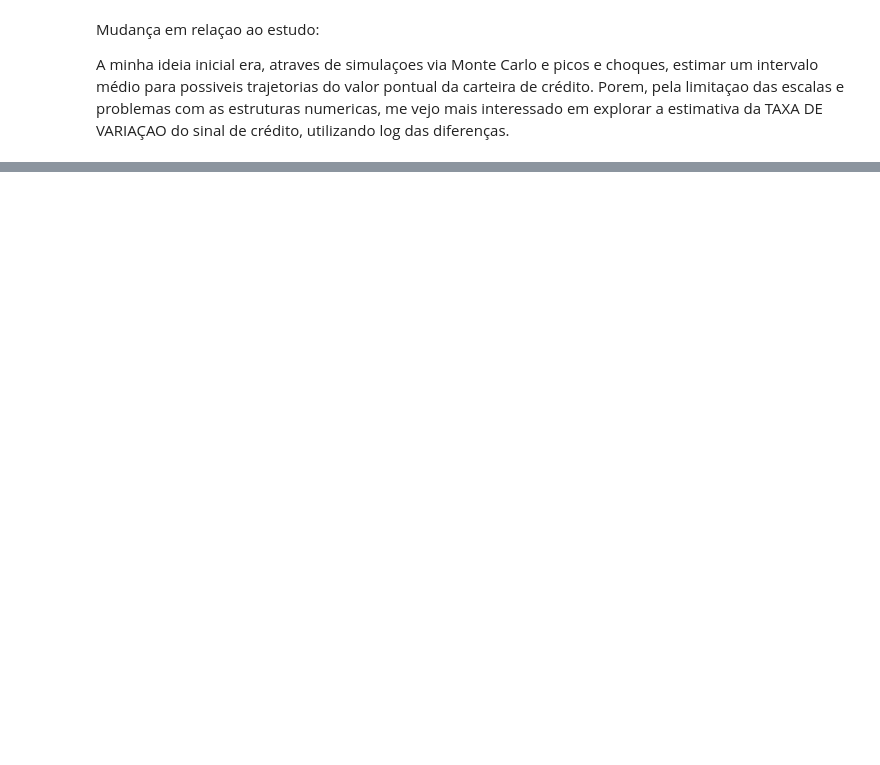
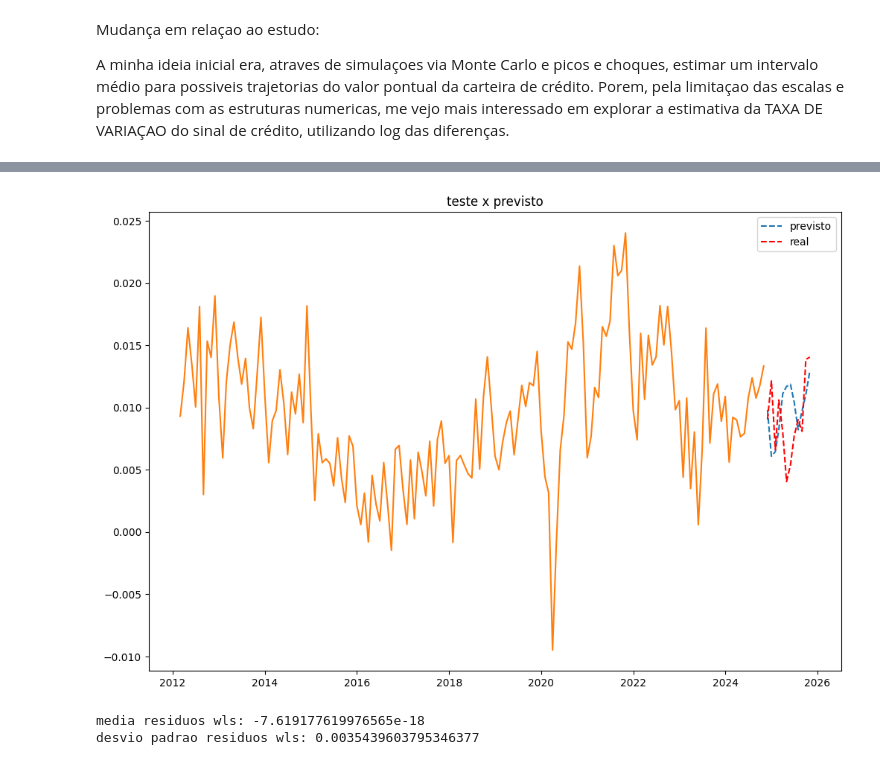
Before and after one commit to WesleySouza13/credit-portfolio-evolution, a Jupyter notebook: notebooks/modeling.ipynb, the cells around one changed output, grey strips where cells are left out. Drawn from its saved outputs; the diff is of its cells as text; code cells hidden in the pictures; blank space fills up the shorter version.

```diff
--- a/notebooks/modeling.ipynb
+++ b/notebooks/modeling.ipynb
@@ -257,0 +344,17 @@ Notes:
+# %%
+plt.figure(figsize=(12,8))
+plt.title('teste x previsto')
+plt.plot(y_pred_diff_test, label='previsto', linestyle='--')
+plt.plot(y_diff)
+plt.plot(y_test_diff, label='real', linestyle='--', color='red')
+plt.legend()
+plt.show()
+# %% [output]
+[figure, added]
+# %%
+resid_diff = wls_diff_model.resid
+print(f'media residuos wls: {resid_diff.mean()}')
+print(f'desvio padrao residuos wls: {resid_diff.std()}')
+# %% [output]
+media residuos wls: -7.619177619976565e-18
+desvio padrao residuos wls: 0.0035439603795346377
```
Also changed, not shown: parts of 55 cells of this notebook, 7 other files.
